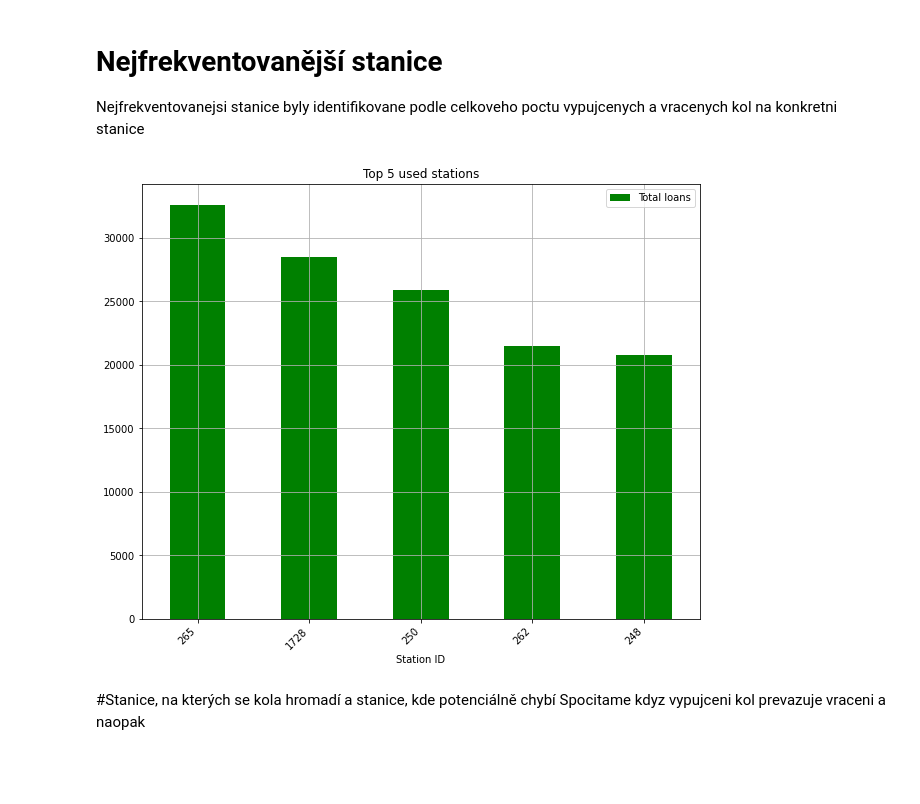
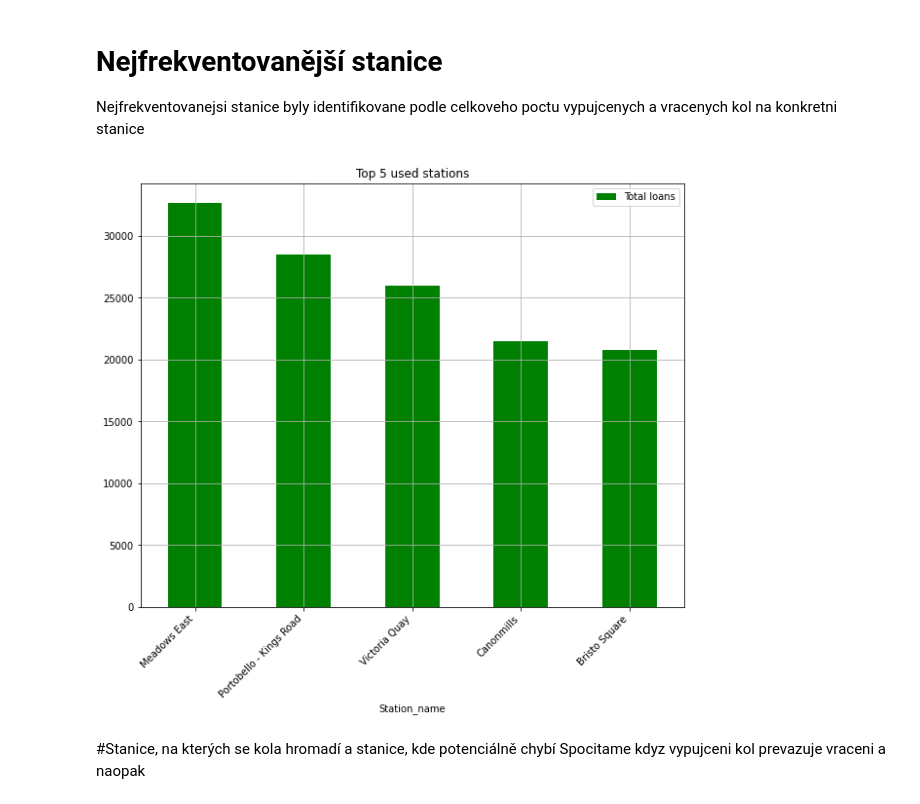
Before and after one commit to ashakir3/Engeto_Pandas, a Jupyter notebook: Engeto.ipynb, the cells around one changed output. Saved outputs shown, nothing was run; the diff lists cells and outputs as text; code cells hidden in the pictures; blank space fills up the shorter version.

```diff
--- a/Engeto.ipynb
+++ b/Engeto.ipynb
@@ -16,6 +18,13 @@ Successfully installed pymysql-1.0.2
 # %%
 bikes_df = pd.read_sql("select * from edinburgh_bikes", alchemy_conn)
 weather_df = pd.read_sql("select * from edinburgh_weather", alchemy_conn)
+# %%
+#Nazvy stanic
+station_names =  bikes_df[['start_station_name','start_station_id','end_station_name','end_station_id']]
+start_stations = station_names[['start_station_name','start_station_id']].drop_duplicates('start_station_id').set_index('start_station_id')
+end_stations =  station_names[['end_station_name','end_station_id']].drop_duplicates('end_station_id').set_index('end_station_id')
+station_names = end_stations.join(start_stations, how = 'outer')
+station_names['Station_name'] = np.where(station_names['start_station_name'].isnull(),station_names['end_station_name'],station_names['start_station_name'])
 # %% [markdown]
 # Aktivní a neaktivní stanice
 Pro vypocet budeme pouzivat data z roku 2021, jestli aspon jednou stanice byla pouzita pro pujceni nebo vraceni kol
@@ -61,18 +70,19 @@ Nejfrekventovanejsi stanice byly identifikovane podle celkoveho poctu vypujcenyc
 # %%
 #Priprava dat
 start_bikes_df = bikes_df[['start_station_id','start_station_name']].groupby(['start_station_id']).count()
 end_bikes_df = bikes_df[['end_station_id','end_station_name']].groupby(['end_station_id']).count()
 
 #Kalkulace
 stations_df = start_bikes_df.join(end_bikes_df,how = 'outer').fillna(0)
 stations_df['Total'] = stations_df['end_station_name'] + stations_df['start_station_name']
-stations_df = stations_df.sort_values('Total', ascending=False).reset_index().rename(columns = {'index' : 'Station ID'})
+stations_df= stations_df.join(station_names,rsuffix='Right')
+stations_df = stations_df.sort_values('Total', ascending=False)
 
 #Graph
 top = stations_df.head()
-top.plot('Station ID','Total',kind='bar', figsize=(10,8), color='green',title='Top 5 used stations',label ='Total loans', grid=True).set_xticklabels(top['Station ID'], rotation=45, ha='right');
+top.plot('Station_name','Total',kind='bar', figsize=(10,8), color='green',title='Top 5 used stations',label ='Total loans', grid=True).set_xticklabels(top['Station_name'], rotation=45, ha='right');
 # %% [output]
-[figure, old version]
+[figure, new version]
 # %% [markdown]
 #Stanice, na kterých se kola hromadí a stanice, kde potenciálně chybí
 Spocitame kdyz vypujceni kol prevazuje vraceni a naopak
```
Also changed, not shown: parts of 8 cells of this notebook.
